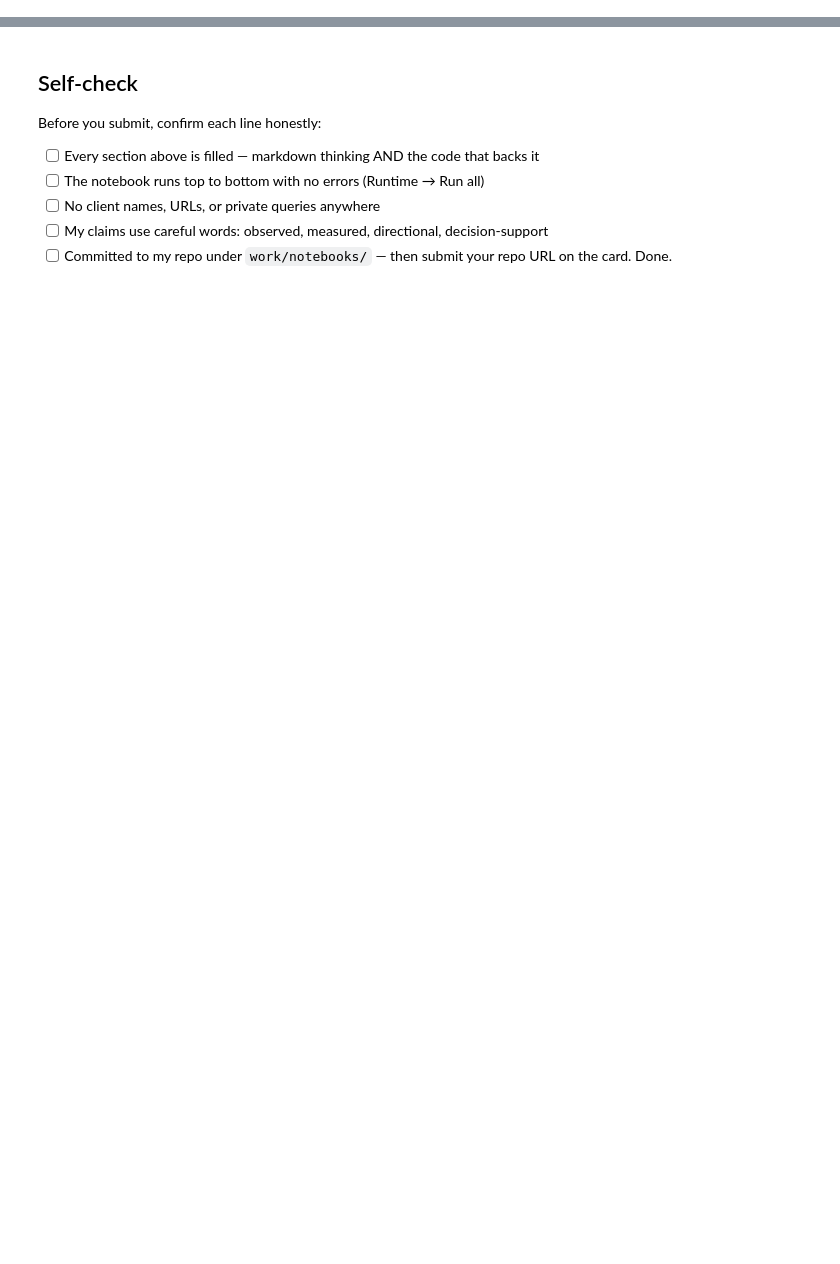
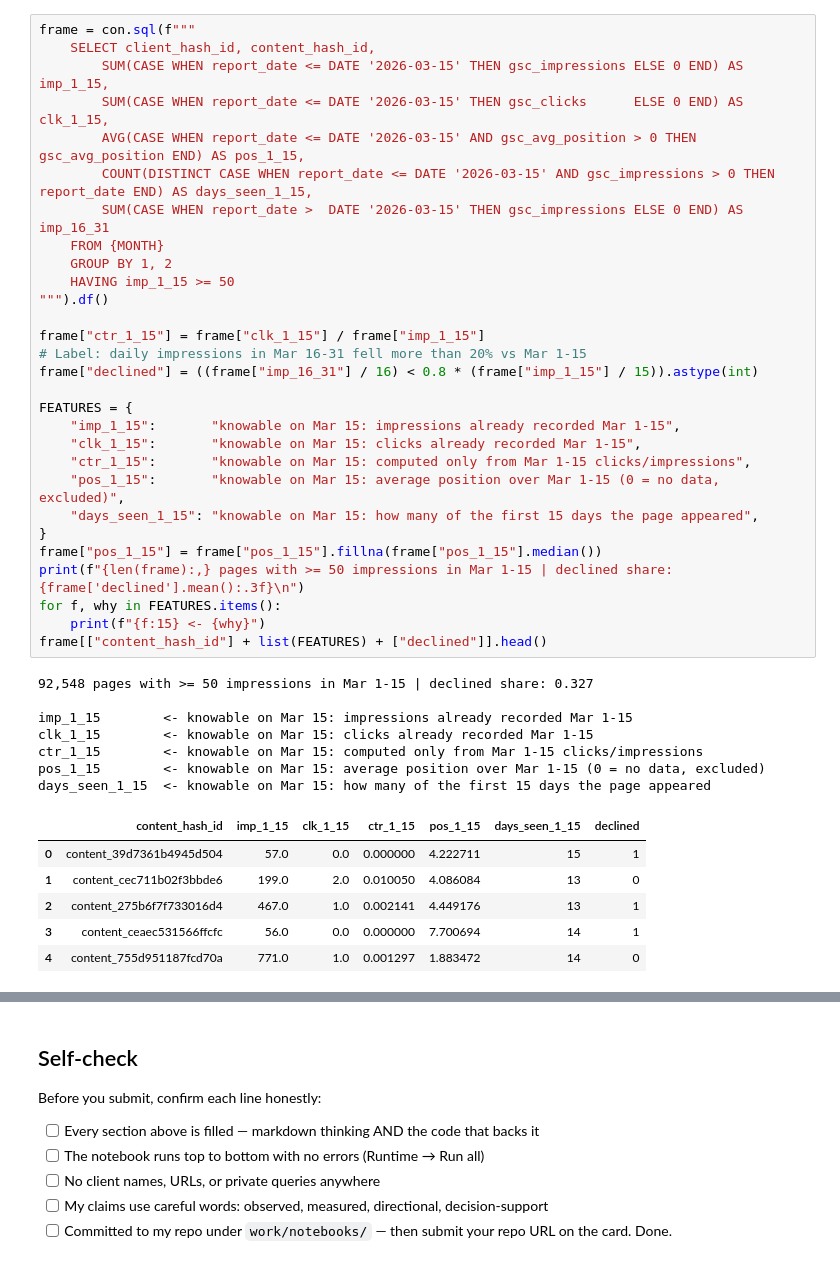
Before and after one commit to MuhammadSulaiman08/FLYRANK-ML-INTERNSHIP, a Jupyter notebook: work/notebooks/w03_data_contract.ipynb, the cells around one changed output, grey strips where cells are left out. Saved outputs shown, nothing was run; the diff lists cells and outputs as text; blank space fills up the shorter version.

```diff
--- a/work/notebooks/w03_data_contract.ipynb
+++ b/work/notebooks/w03_data_contract.ipynb
@@ -36,0 +102,43 @@ This skeleton is yours to fill. Work the sections **in order** — each one has
+# %%
+frame = con.sql(f"""
+    SELECT client_hash_id, content_hash_id,
+        SUM(CASE WHEN report_date <= DATE '2026-03-15' THEN gsc_impressions ELSE 0 END) AS imp_1_15,
+        SUM(CASE WHEN report_date <= DATE '2026-03-15' THEN gsc_clicks      ELSE 0 END) AS clk_1_15,
+        AVG(CASE WHEN report_date <= DATE '2026-03-15' AND gsc_avg_position > 0 THEN gsc_avg_position END) AS pos_1_15,
+        COUNT(DISTINCT CASE WHEN report_date <= DATE '2026-03-15' AND gsc_impressions > 0 THEN report_date END) AS days_seen_1_15,
+        SUM(CASE WHEN report_date >  DATE '2026-03-15' THEN gsc_impressions ELSE 0 END) AS imp_16_31
+    FROM {MONTH}
+    GROUP BY 1, 2
+    HAVING imp_1_15 >= 50
+""").df()
+
+frame["ctr_1_15"] = frame["clk_1_15"] / frame["imp_1_15"]
+# Label: daily impressions in Mar 16-31 fell more than 20% vs Mar 1-15
+frame["declined"] = ((frame["imp_16_31"] / 16) < 0.8 * (frame["imp_1_15"] / 15)).astype(int)
+
+FEATURES = {
+    "imp_1_15":       "knowable on Mar 15: impressions already recorded Mar 1-15",
+    "clk_1_15":       "knowable on Mar 15: clicks already recorded Mar 1-15",
+    "ctr_1_15":       "knowable on Mar 15: computed only from Mar 1-15 clicks/impressions",
+    "pos_1_15":       "knowable on Mar 15: average position over Mar 1-15 (0 = no data, excluded)",
+    "days_seen_1_15": "knowable on Mar 15: how many of the first 15 days the page appeared",
+}
+frame["pos_1_15"] = frame["pos_1_15"].fillna(frame["pos_1_15"].median())
+print(f"{len(frame):,} pages with >= 50 impressions in Mar 1-15 | declined share: {frame['declined'].mean():.3f}\n")
+for f, why in FEATURES.items():
+    print(f"{f:15} <- {why}")
+frame[["content_hash_id"] + list(FEATURES) + ["declined"]].head()
+# %% [output]
+92,548 pages with >= 50 impressions in Mar 1-15 | declined share: 0.327
+
+imp_1_15        <- knowable on Mar 15: impressions already recorded Mar 1-15
+clk_1_15        <- knowable on Mar 15: clicks already recorded Mar 1-15
+ctr_1_15        <- knowable on Mar 15: computed only from Mar 1-15 clicks/impressions
+pos_1_15        <- knowable on Mar 15: average position over Mar 1-15 (0 = no data, excluded)
+days_seen_1_15  <- knowable on Mar 15: how many of the first 15 days the page appeared
+|  | content_hash_id | imp_1_15 | clk_1_15 | ctr_1_15 | pos_1_15 | days_seen_1_15 | declined |
+| 0 | content_39d7361b4945d504 | 57.0 | 0.0 | 0.000000 | 4.222711 | 15 | 1 |
+| 1 | content_cec711b02f3bbde6 | 199.0 | 2.0 | 0.010050 | 4.086084 | 13 | 0 |
+| 2 | content_275b6f7f733016d4 | 467.0 | 1.0 | 0.002141 | 4.449176 | 13 | 1 |
+| 3 | content_ceaec531566ffcfc | 56.0 | 0.0 | 0.000000 | 7.700694 | 14 | 1 |
+| 4 | content_755d951187fcd70a | 771.0 | 1.0 | 0.001297 | 1.883472 | 14 | 0 |
```
Also changed, not shown: parts of 18 cells of this notebook.
